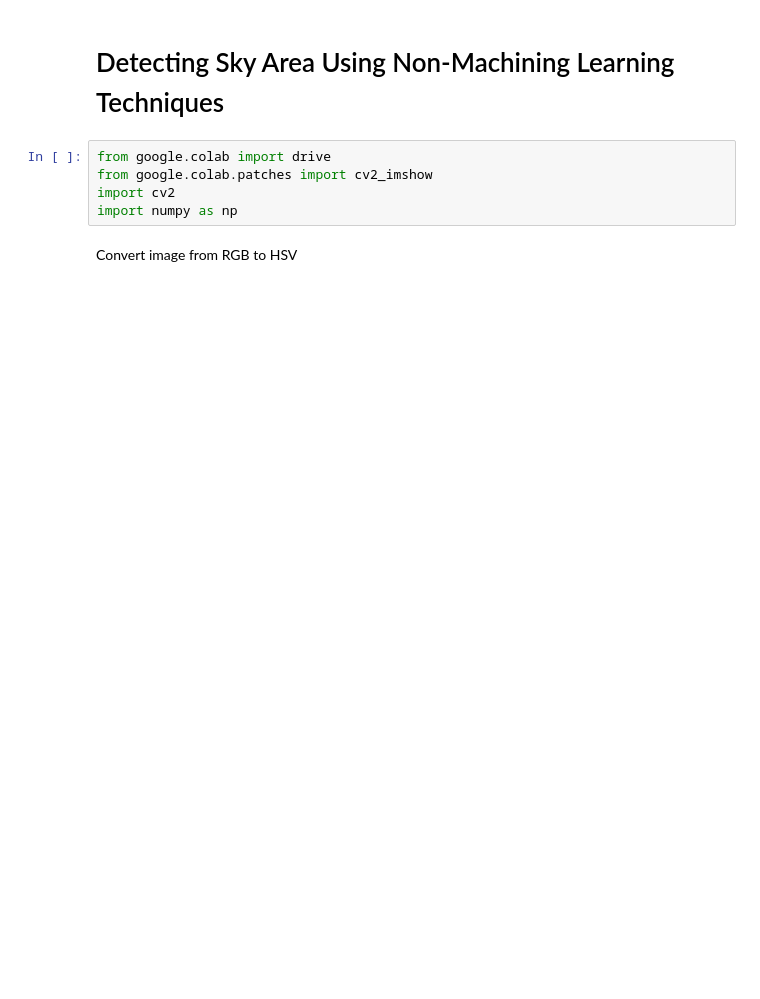
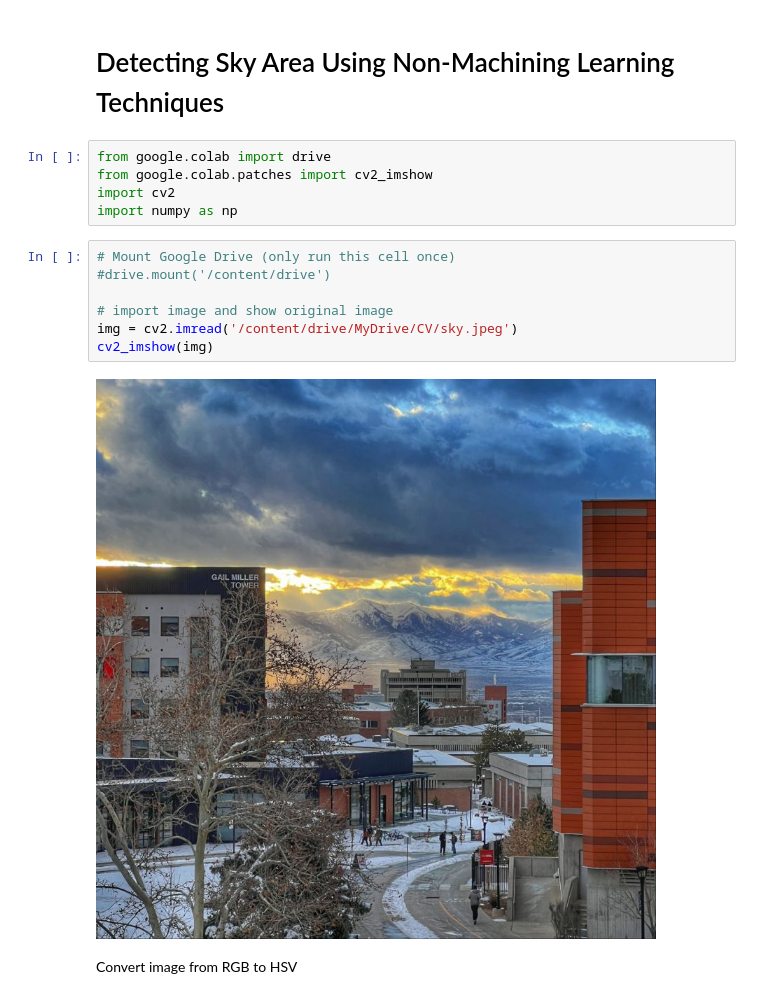
Before and after one commit to HeyMengxu/ComputerVision, a Jupyter notebook: 5330_Lab1_Mengxu.ipynb, the cells around one changed output. Cells and saved outputs as stored; diff of their text form; blank space fills up the shorter version.

```diff
--- a/5330_Lab1_Mengxu.ipynb
+++ b/5330_Lab1_Mengxu.ipynb
@@ -7,6 +7,15 @@ from google.colab import drive
 from google.colab.patches import cv2_imshow
 import cv2
 import numpy as np
+# %%
+# Mount Google Drive (only run this cell once)
+#drive.mount('/content/drive')
+
+# import image and show original image
+img = cv2.imread('/content/drive/MyDrive/CV/sky.jpeg')
+cv2_imshow(img)
+# %% [output]
+[figure, added]
 # %% [markdown]
 Convert image from RGB to HSV
 # %%
```
Also changed, not shown: parts of 1 cell of this notebook.
